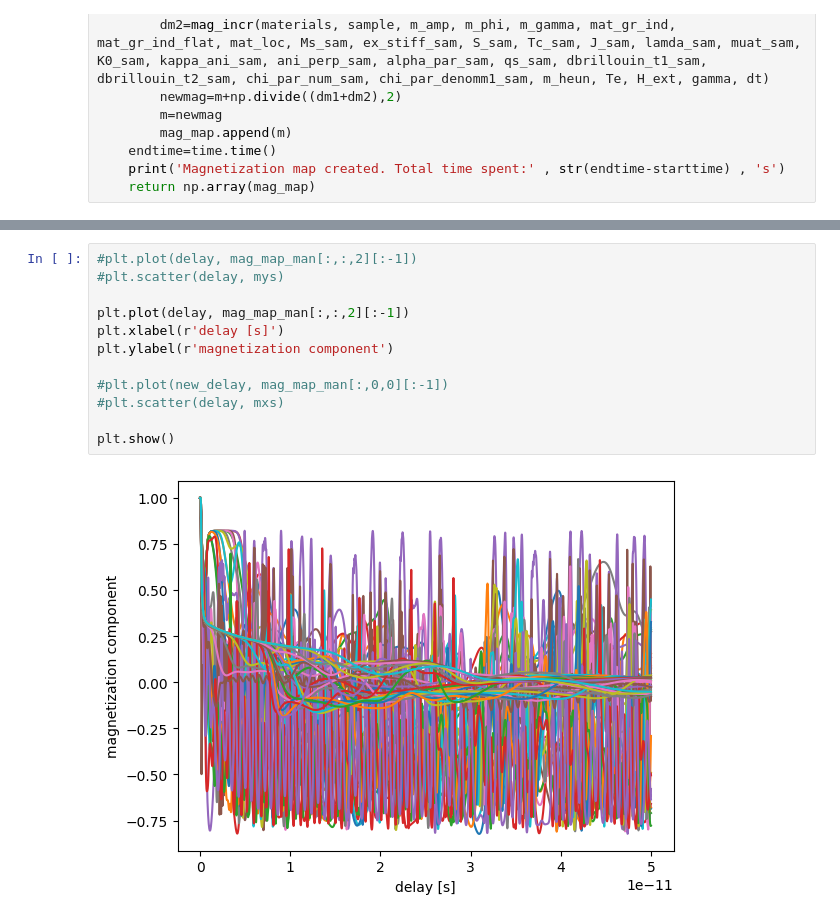
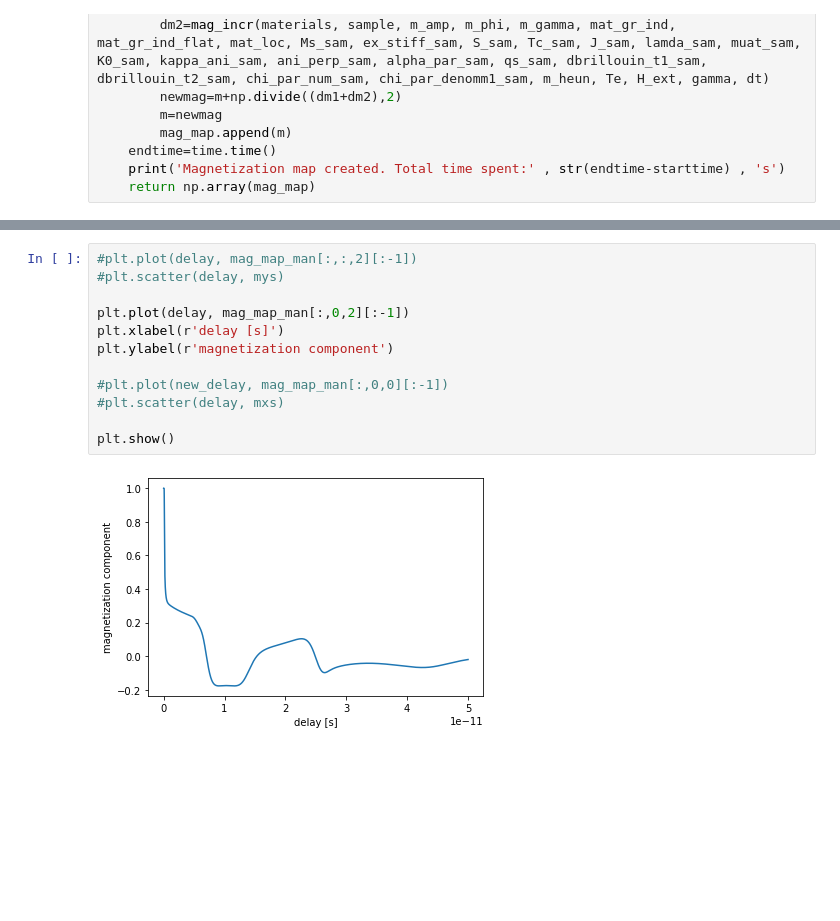
Before and after one commit to Nilodirf/LLB, a Jupyter notebook: llb_params.ipynb, the cells around one changed output, grey strips where cells are left out. Drawn from its saved outputs; the diff is of its cells as text; blank space fills up the shorter version.

```diff
--- a/llb_params.ipynb
+++ b/llb_params.ipynb
@@ -743,14 +744,14 @@ plt.show()
 # %%
 #plt.plot(delay, mag_map_man[:,:,2][:-1])
 #plt.scatter(delay, mys)
 
-plt.plot(delay, mag_map_man[:,:,2][:-1])
+plt.plot(delay, mag_map_man[:,0,2][:-1])
 plt.xlabel(r'delay [s]')
 plt.ylabel(r'magnetization component')
 
 #plt.plot(new_delay, mag_map_man[:,0,0][:-1])
 #plt.scatter(delay, mxs)
 
 plt.show()
 # %% [output]
-[figure, old version]
+[figure, new version]
```
Also changed, not shown: parts of 2 cells of this notebook, 2 other files.
